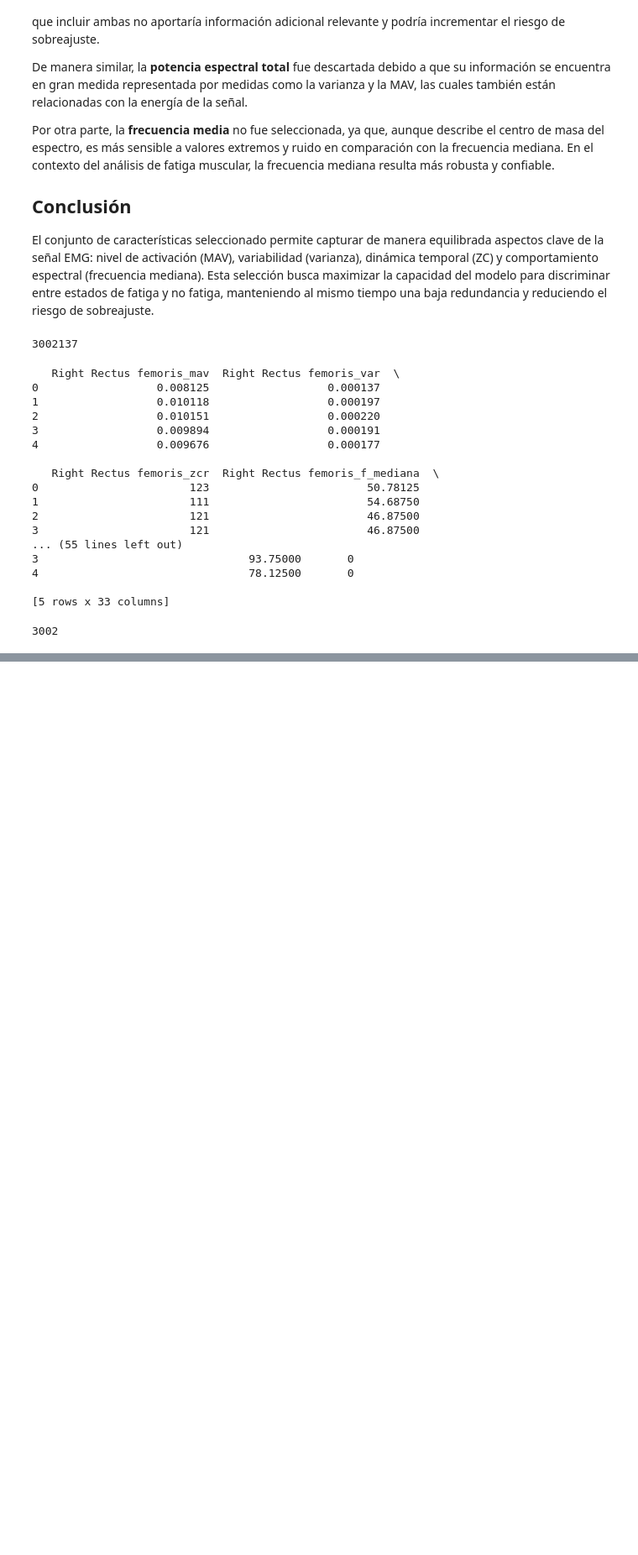
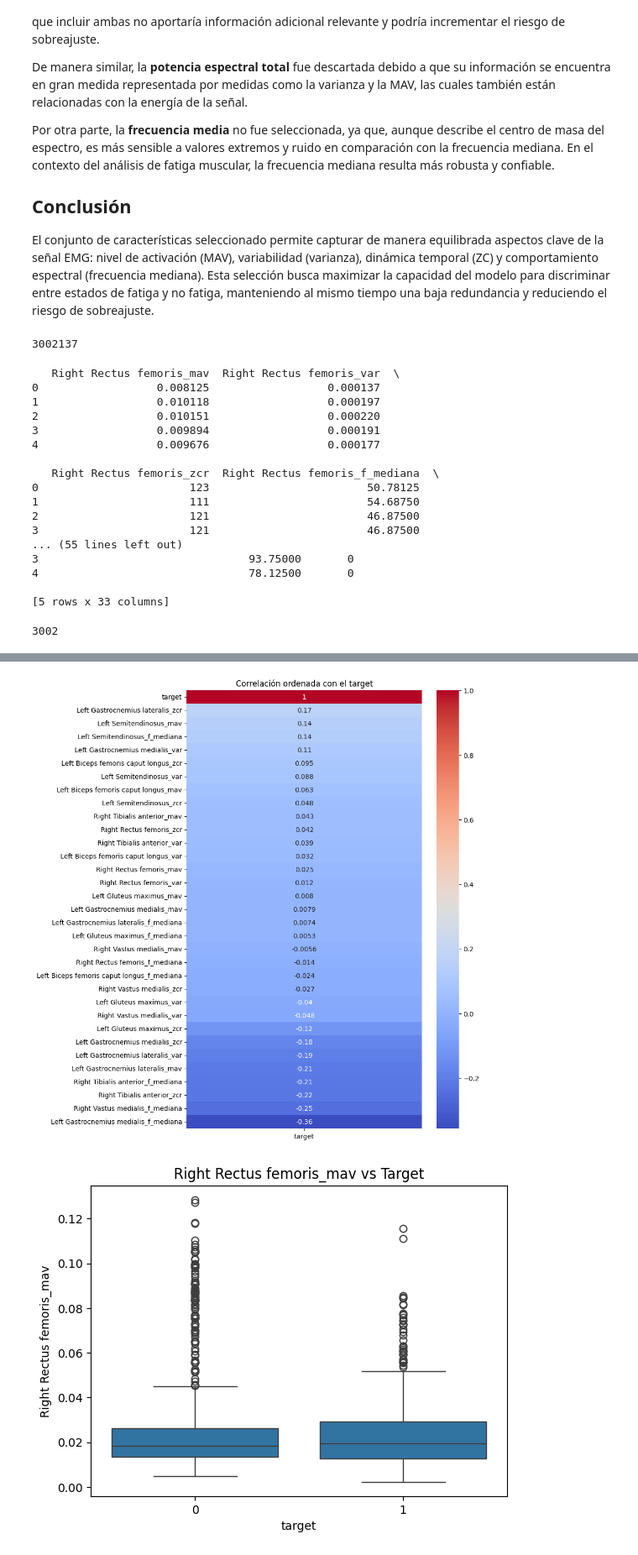
Before and after one commit to dsalazar444/workshop2_ia, a Jupyter notebook: problema1.ipynb, the cells around one changed output, grey strips where cells are left out. Shown at 84% size. Cells and saved outputs as stored; diff of their text form; code cells hidden in the pictures; blank space fills up the shorter version.

```diff
--- a/problema1.ipynb
+++ b/problema1.ipynb
@@ -247,0 +324,28 @@ print(len(df_with_features))
+# %%
+"""Relación entre características y el target"""
+
+corr_target = corr_matrix['target'].sort_values(ascending=False)
+
+plt.figure(figsize=(8, 12))
+sns.heatmap(corr_target.to_frame(), annot=True, cmap='coolwarm')
+plt.title("Correlación ordenada con el target")
+plt.show()
+
+#-----------------------------
+# Boxplots y separabilidad
+
+features = [
+    'Right Rectus femoris_mav',
+    'Left Gluteus maximus_mav',
+    'Right Rectus femoris_var',
+    'Right Rectus femoris_zcr',
+    'Right Rectus femoris_f_mediana'
+]
+
+for f in features:
+    sns.boxplot(x='target', y=f, data=df_with_features)
+    plt.title(f"{f} vs Target")
+    plt.show()
+# %% [output]
+[figure, added]
+[figure, added]
```
Also changed, not shown: parts of 17 cells of this notebook, 1 other file.
